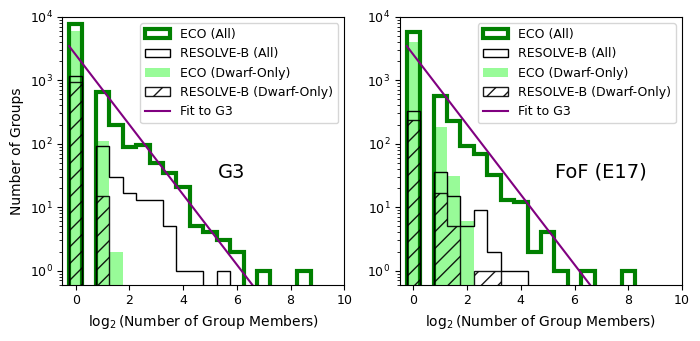
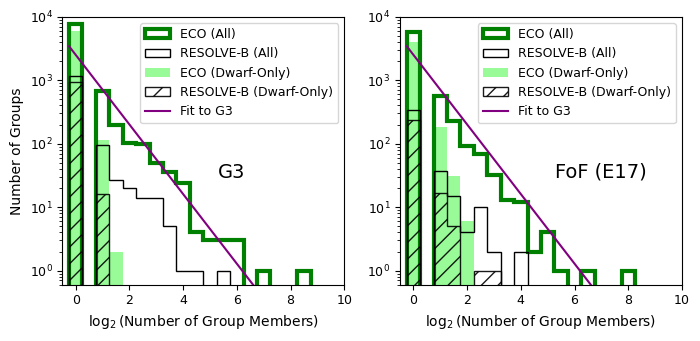
The notebook cell's code change between the first figure and the second:
--- before
+++ after
@@ -44,14 +44,17 @@
 
 ecodr2=pd.read_csv("ECODR2.csv")
-ecodr2=ecodr2[ecodr2.absrmag<-17.33] 
+ecodr2=ecodr2[ecodr2.absrmag<-17.33]
+
+rese17_=pd.read_csv("RESOLVEdata_080822.csv")
+
 ax4.hist(np.log2(fof.multiplicity_function(ecodr2.grp_e17[ecodr2.grp_e17>0], return_by_galaxy=False)),\
          bins=logbinv,log=True, label='ECO (All)', histtype='step', linewidth=3, color='green')
 # ax4.hist(fof.multiplicity_function(ecodr2.grp_e17[ecodr2.grp_e17>0], return_by_galaxy=False), bins=binv, log=True, label='ECO (All)', histtype='step', linewidth=3, color='green')
-ax4.hist(np.log2(fof.multiplicity_function(np.array(resolvedata.grp_e17[(resolvedata.f_b==1)&(resolvedata.absrmag<-17.)]), return_by_galaxy=False)),\
+ax4.hist(np.log2(fof.multiplicity_function(np.array(rese17_.grp_e17[(resolvedata.f_b==1)&(resolvedata.absrmag<-17.)]), return_by_galaxy=False)),\
          bins=logbinv, log=True, label='RESOLVE-B (All)', histtype='step', color='k')
 fofdwarfonly = ecodr2[(ecodr2.grp_e17!=-99.)].groupby('grp_e17').filter(lambda grp_e17:(grp_e17.absrmag>-19.5).all())
 ax4.hist(np.log2(fof.multiplicity_function(np.array(fofdwarfonly.grp_e17), return_by_galaxy=False)),\
          bins=logbinv, log=True, histtype='stepfilled', color='palegreen', label='ECO (Dwarf-Only)')
-fofdwarfonly = resolvedata[(resolvedata.absrmag<-17.)&(resolvedata.f_b==1)].groupby('grp_e17').filter(lambda grp_e17:(grp_e17.absrmag>-19.5).all())
+fofdwarfonly = rese17_[(rese17_.absrmag<-17.)&(rese17_.f_b==1)].groupby('grp_e17').filter(lambda grp_e17:(grp_e17.absrmag>-19.5).all())
 ax4.hist(np.log2(fof.multiplicity_function(np.array(fofdwarfonly.grp_e17), return_by_galaxy=False)),\
          bins=logbinv, log=True, histtype='step', color='k', alpha=0.9, hatch='//', label='RESOLVE-B (Dwarf-Only)')

Commit: commiting everything as it was at the time of resubmission